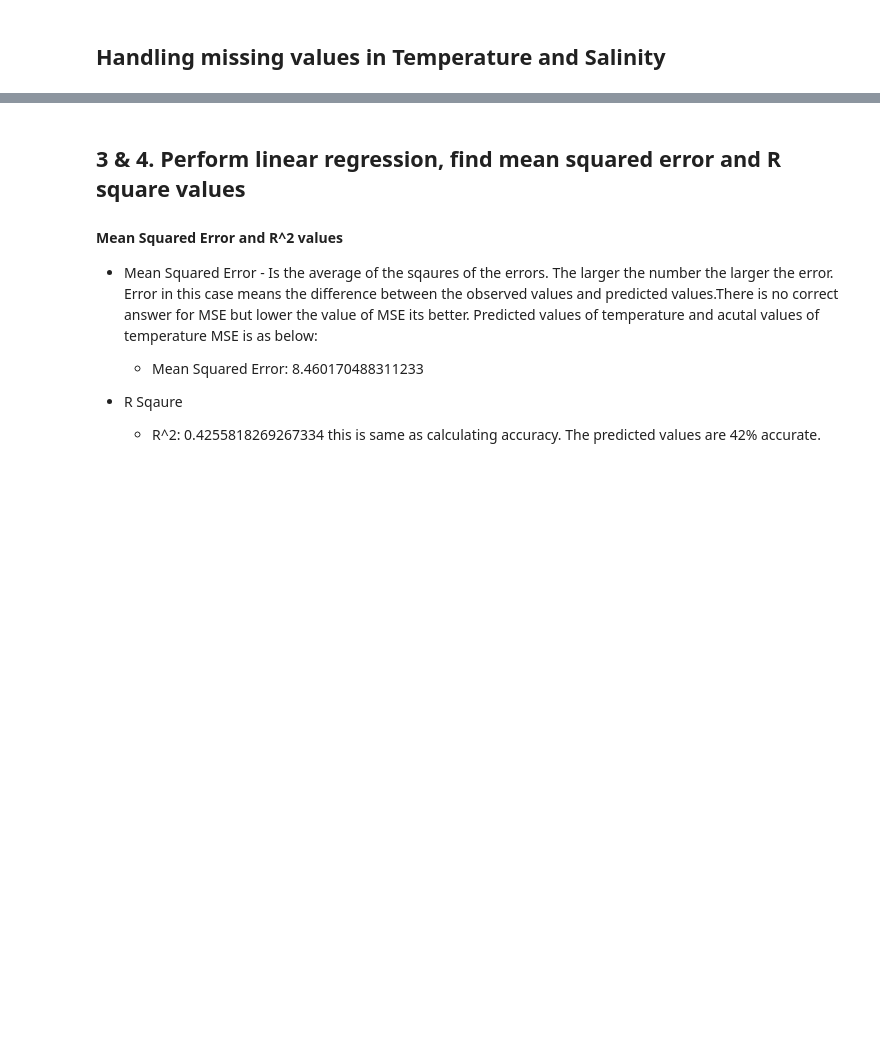
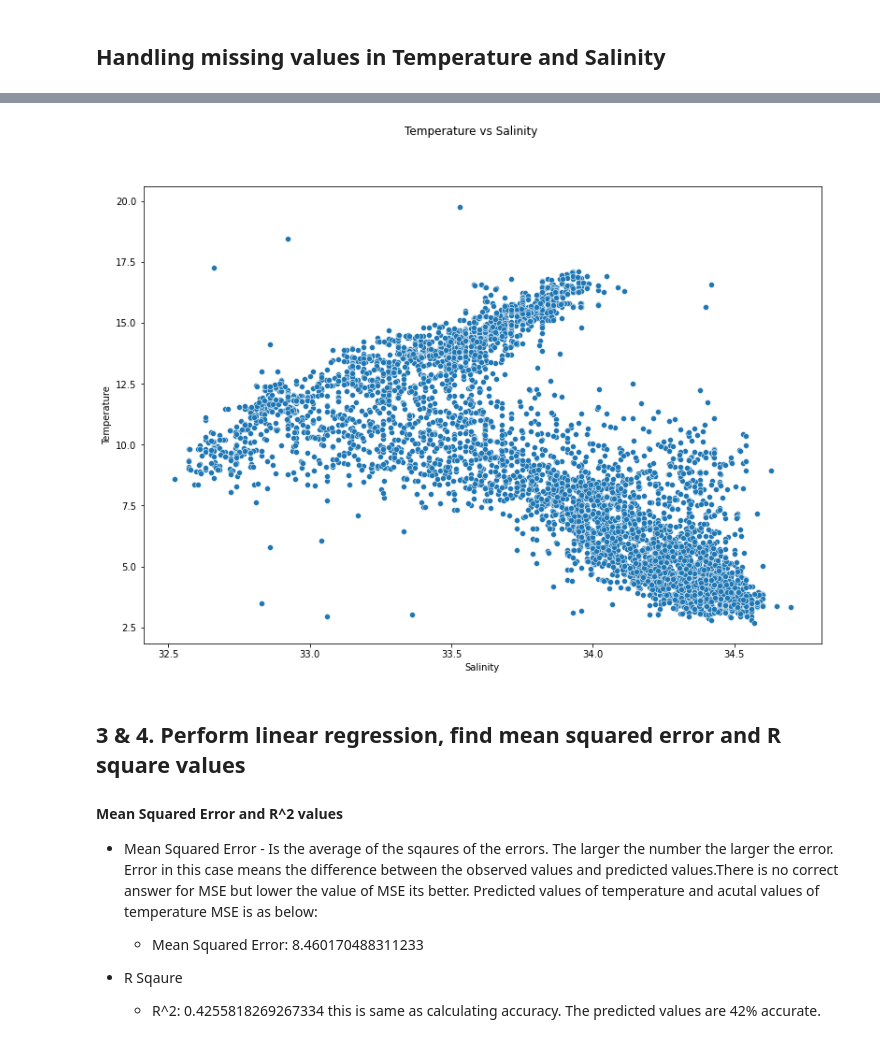
Before and after one commit to rooplaxmidesai/homework, a Jupyter notebook: week_13/week13_homework.ipynb, the cells around one changed output, grey strips where cells are left out. Saved outputs shown, nothing was run; the diff lists cells and outputs as text; code cells hidden in the pictures; blank space fills up the shorter version.

```diff
--- a/week_13/week13_homework.ipynb
+++ b/week_13/week13_homework.ipynb
@@ -211,10 +282,12 @@ X_salinity= X_salinity.reshape(-1,1)
 # %%
 plt.figure(figsize=(13,9))
 sns.scatterplot(x=temp_salnty_df["Salnty"], y=temp_salnty_df["T_degC"])
-plt.suptile("Temperature vs Salinity")
+plt.suptitle("Temperature vs Salinity")
 plt.xlabel("Salinity")
 plt.ylabel("Temperature")
 plt.show()
+# %% [output]
+[figure, added]
 # %% [markdown]
 ## 3 & 4. Perform linear regression, find mean squared error and R square values
 #### Mean Squared Error and R^2 values
```
Also changed, not shown: parts of 22 cells of this notebook.
